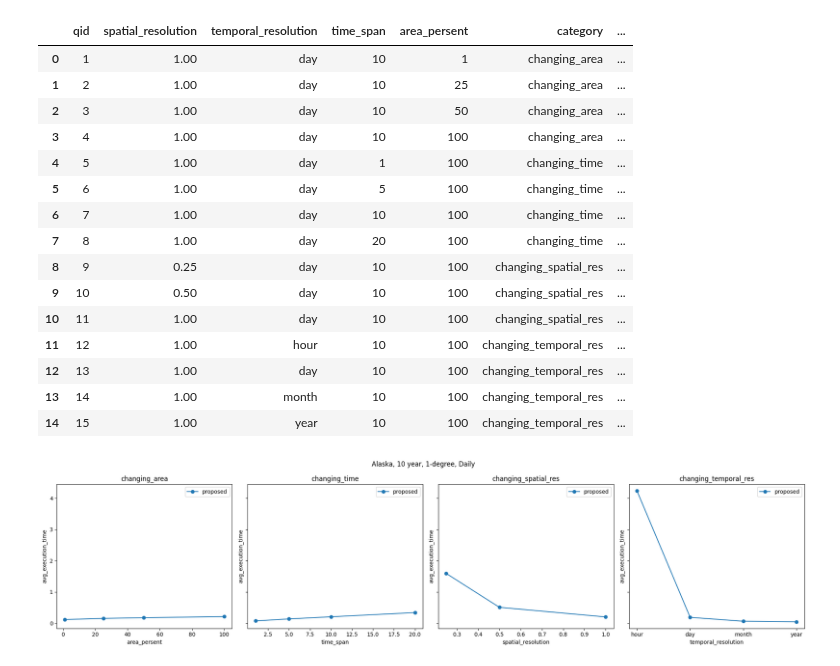
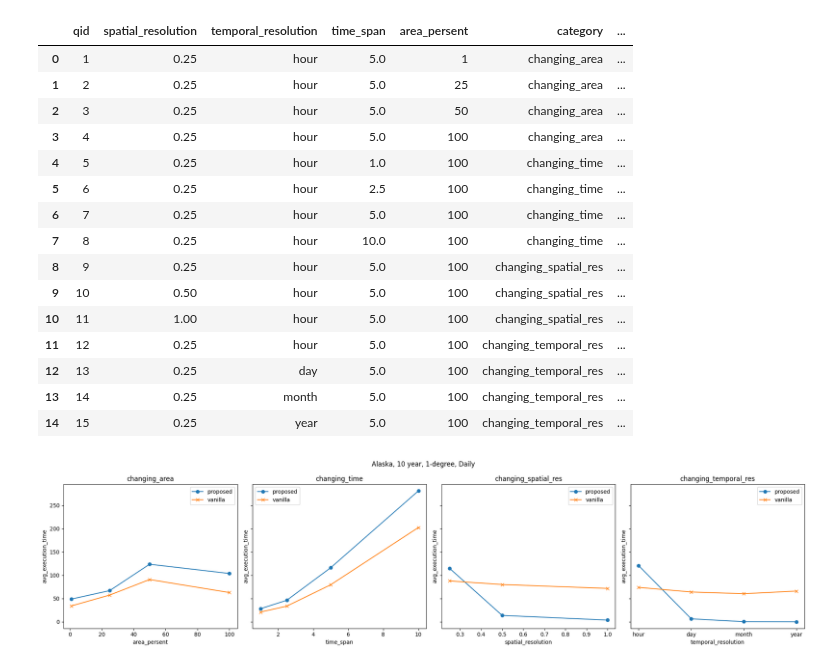
Before and after one commit to iharp3/experiment-kit, a Jupyter notebook: experiment/results/plot.ipynb, the cells around one changed output. Cells and saved outputs as stored; diff of their text form; code cells hidden in the pictures.

Commit message:
upload plot

```diff
--- a/experiment/results/plot.ipynb
+++ b/experiment/results/plot.ipynb
@@ -7,8 +7,9 @@ def load_results(res_list):
     df_list = []
     for f in res_list:
         df = pd.read_csv(f)
-        drop_first_row = df.iloc[1:]
-        df_list.append(drop_first_row)
+        df_list.append(df)
+        # drop_first_row = df.iloc[1:]
+        # df_list.append(drop_first_row)
     df = pd.concat(df_list)
 
     sql = """
@@ -28,26 +29,30 @@ def load_results(res_list):
     return df_avg
 # %%
 import glob
-result_list = glob.glob("proposed_get_raster_test_result_*.csv")
+result_list = glob.glob("proposed_get_raster_test_025H_result_*.csv")
 df_proposed = load_results(result_list)
 df_proposed
+
+vanilla_list = glob.glob("vanilla_get_raster_test_025H_result_*.csv")
+df_vanilla = load_results(vanilla_list)
+df_vanilla
 # %% [output]
 |  | qid | spatial_resolution | temporal_resolution | time_span | area_persent | category | ... |
-| 0 | 1 | 1.00 | day | 10 | 1 | changing_area | ... |
-| 1 | 2 | 1.00 | day | 10 | 25 | changing_area | ... |
-| 2 | 3 | 1.00 | day | 10 | 50 | changing_area | ... |
-| 3 | 4 | 1.00 | day | 10 | 100 | changing_area | ... |
-| 4 | 5 | 1.00 | day | 1 | 100 | changing_time | ... |
-| 5 | 6 | 1.00 | day | 5 | 100 | changing_time | ... |
-| 6 | 7 | 1.00 | day | 10 | 100 | changing_time | ... |
-| 7 | 8 | 1.00 | day | 20 | 100 | changing_time | ... |
-| 8 | 9 | 0.25 | day | 10 | 100 | changing_spatial_res | ... |
-| 9 | 10 | 0.50 | day | 10 | 100 | changing_spatial_res | ... |
-| 10 | 11 | 1.00 | day | 10 | 100 | changing_spatial_res | ... |
-| 11 | 12 | 1.00 | hour | 10 | 100 | changing_temporal_res | ... |
-| 12 | 13 | 1.00 | day | 10 | 100 | changing_temporal_res | ... |
-| 13 | 14 | 1.00 | month | 10 | 100 | changing_temporal_res | ... |
-| 14 | 15 | 1.00 | year | 10 | 100 | changing_temporal_res | ... |
+| 0 | 1 | 0.25 | hour | 5.0 | 1 | changing_area | ... |
+| 1 | 2 | 0.25 | hour | 5.0 | 25 | changing_area | ... |
+| 2 | 3 | 0.25 | hour | 5.0 | 50 | changing_area | ... |
+| 3 | 4 | 0.25 | hour | 5.0 | 100 | changing_area | ... |
+| 4 | 5 | 0.25 | hour | 1.0 | 100 | changing_time | ... |
+| 5 | 6 | 0.25 | hour | 2.5 | 100 | changing_time | ... |
+| 6 | 7 | 0.25 | hour | 5.0 | 100 | changing_time | ... |
+| 7 | 8 | 0.25 | hour | 10.0 | 100 | changing_time | ... |
+| 8 | 9 | 0.25 | hour | 5.0 | 100 | changing_spatial_res | ... |
+| 9 | 10 | 0.50 | hour | 5.0 | 100 | changing_spatial_res | ... |
+| 10 | 11 | 1.00 | hour | 5.0 | 100 | changing_spatial_res | ... |
+| 11 | 12 | 0.25 | hour | 5.0 | 100 | changing_temporal_res | ... |
+| 12 | 13 | 0.25 | day | 5.0 | 100 | changing_temporal_res | ... |
+| 13 | 14 | 0.25 | month | 5.0 | 100 | changing_temporal_res | ... |
+| 14 | 15 | 0.25 | year | 5.0 | 100 | changing_temporal_res | ... |
 # %%
 import matplotlib.pyplot as plt
 
@@ -57,6 +62,8 @@ fig, axs = plt.subplots(1, 4, figsize=(20, 5), sharey=True)
 # axs[0]: changing_area, x axis is area_persent and y axis is avg_execution_time
 df_changing_area = df_proposed[df_proposed["category"] == "changing_area"]
 axs[0].plot(df_changing_area["area_persent"], df_changing_area["avg_execution_time"], label="proposed", marker="o")
+df_vanilla_changing_area = df_vanilla[df_vanilla["category"] == "changing_area"]
+axs[0].plot(df_vanilla_changing_area["area_persent"], df_vanilla_changing_area["avg_execution_time"], label="vanilla", marker="x")
 axs[0].set_title("changing_area")
 axs[0].set_xlabel("area_persent")
 axs[0].set_ylabel("avg_execution_time")
@@ -65,31 +72,37 @@ axs[0].legend()
 # axs[1]: changing_time, x axis is time_span and y axis is avg_execution_time
 df_changing_time = df_proposed[df_proposed["category"] == "changing_time"]
 axs[1].plot(df_changing_time["time_span"], df_changing_time["avg_execution_time"], label="proposed", marker="o")
+df_vanilla_changing_time = df_vanilla[df_vanilla["category"] == "changing_time"]
+axs[1].plot(df_vanilla_changing_time["time_span"], df_vanilla_changing_time["avg_execution_time"], label="vanilla", marker="x")
 axs[1].set_title("changing_time")
 axs[1].set_xlabel("time_span")
 axs[1].set_ylabel("avg_execution_time")
 axs[1].legend()
 
 # axs[2]: changing_spatial_res, x axis is spatial_resolution and y axis is avg_execution_time
 df_changing_spatial_res = df_proposed[df_proposed["category"] == "changing_spatial_res"]
 axs[2].plot(df_changing_spatial_res["spatial_resolution"], df_changing_spatial_res["avg_execution_time"], label="proposed", marker="o")
+df_vanilla_changing_spatial_res = df_vanilla[df_vanilla["category"] == "changing_spatial_res"]
+axs[2].plot(df_vanilla_changing_spatial_res["spatial_resolution"], df_vanilla_changing_spatial_res["avg_execution_time"], label="vanilla", marker="x")
 axs[2].set_title("changing_spatial_res")
 axs[2].set_xlabel("spatial_resolution")
 axs[2].set_ylabel("avg_execution_time")
 axs[2].legend()
 
 # axs[3]: changing_temporal_res, x axis is temporal_resolution and y axis is avg_execution_time
 df_changing_temporal_res = df_proposed[df_proposed["category"] == "changing_temporal_res"]
 axs[3].plot(df_changing_temporal_res["temporal_resolution"], df_changing_temporal_res["avg_execution_time"], label="proposed", marker="o")
+df_vanilla_changing_temporal_res = df_vanilla[df_vanilla["category"] == "changing_temporal_res"]
+axs[3].plot(df_vanilla_changing_temporal_res["temporal_resolution"], df_vanilla_changing_temporal_res["avg_execution_time"], label="vanilla", marker="x")
 axs[3].set_title("changing_temporal_res")
 axs[3].set_xlabel("temporal_resolution")
 axs[3].set_ylabel("avg_execution_time")
 axs[3].legend()
 
 # add fig title
 fig.suptitle("Alaska, 10 year, 1-degree, Daily")
 
 fig.tight_layout()
 plt.show()
 # %% [output]
-[figure, old version]
+[figure, new version]
```
